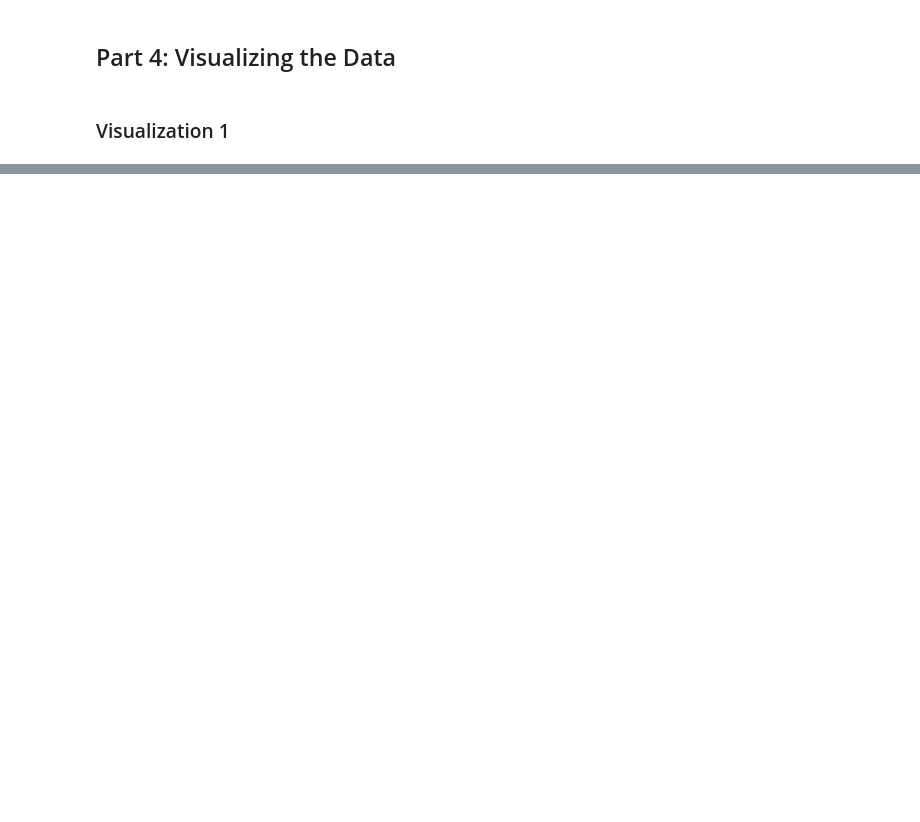
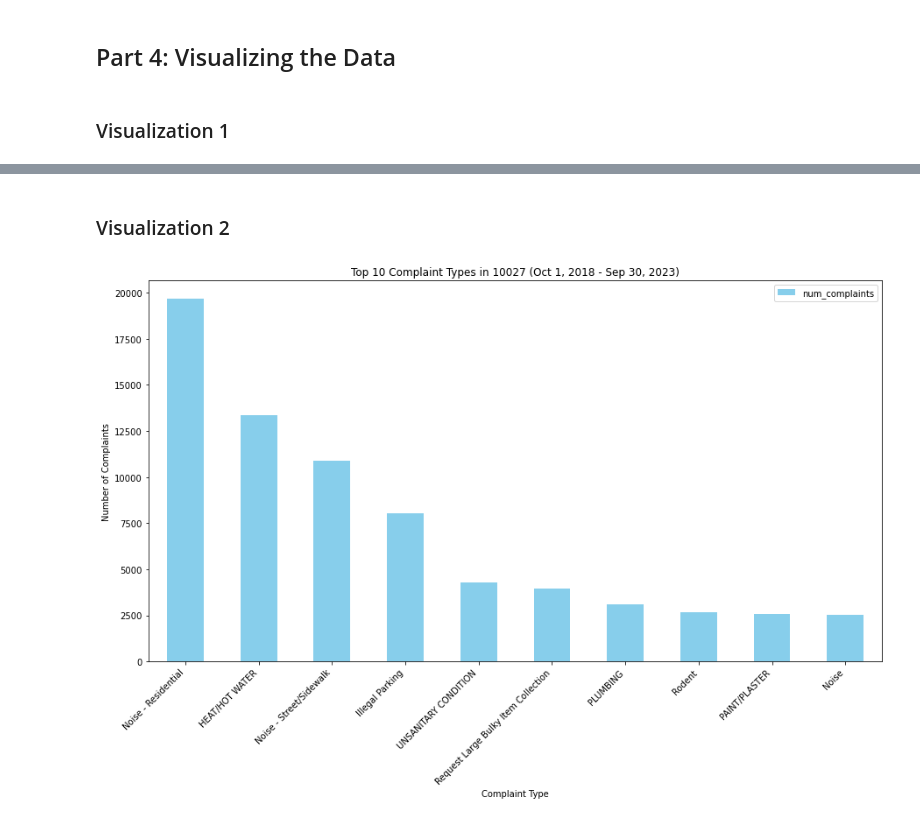
Before and after one commit to jyjulia/4501-project, a Jupyter notebook: Projet Template.ipynb, the cells around one changed output, grey strips where cells are left out. Cells and saved outputs as stored; diff of their text form; code cells hidden in the pictures; blank space fills up the shorter version.

```diff
--- a/Projet Template.ipynb
+++ b/Projet Template.ipynb
@@ -717,0 +772,40 @@ plot_visual_1(some_dataframe)
+# %% [markdown]
+### Visualization 2
+# %%
+def get_data_for_visual_2():
+    # Replace 'your_table_name' with the actual name of your table containing complaint data
+    query = """
+    SELECT complaint_type, COUNT(*) as num_complaints
+    FROM complaints
+    WHERE zipcode = '10027'
+        AND date BETWEEN '2018-10-01' AND '2023-09-30'
+    GROUP BY complaint_type
+    ORDER BY num_complaints DESC
+    LIMIT 10
+    """
+
+    # Execute the query and load the result into a pandas dataframe
+    df = pd.read_sql_query(query, engine)
+    return df
+
+def plot_visual_2(dataframe):
+    figure, axes = plt.subplots(figsize=(15, 8))
+
+    # Plotting a bar chart for the top 10 complaint types
+    dataframe.plot(kind='bar', x='complaint_type', y='num_complaints', ax=axes, color='skyblue')
+
+    # Adding labels and title
+    axes.set_xlabel('Complaint Type')
+    axes.set_ylabel('Number of Complaints')
+    axes.set_title('Top 10 Complaint Types in 10027 (Oct 1, 2018 - Sep 30, 2023)')
+
+    # Rotating x-axis labels for better readability
+    axes.set_xticklabels(dataframe['complaint_type'], rotation=45, ha='right')
+
+    plt.show()
+
+# Fetching data and plotting the visualization
+complaint_data = get_data_for_visual_2()
+plot_visual_2(complaint_data)
+# %% [output]
+[figure, added]
```
Also changed, not shown: parts of 19 cells of this notebook, 1 other file.
